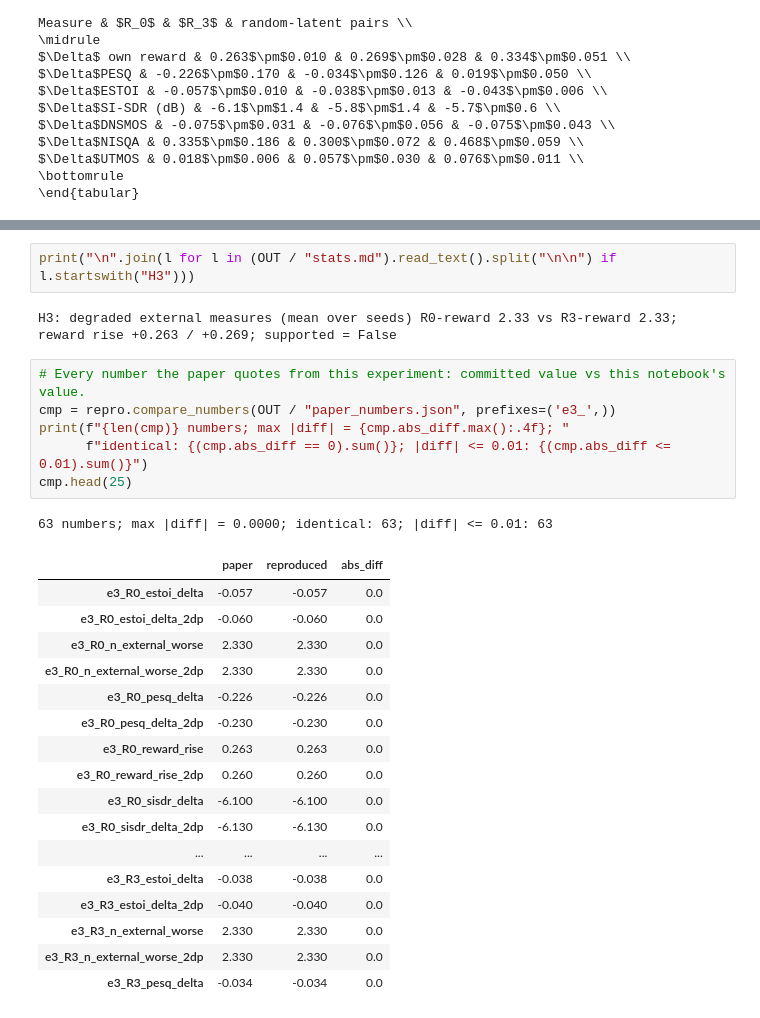
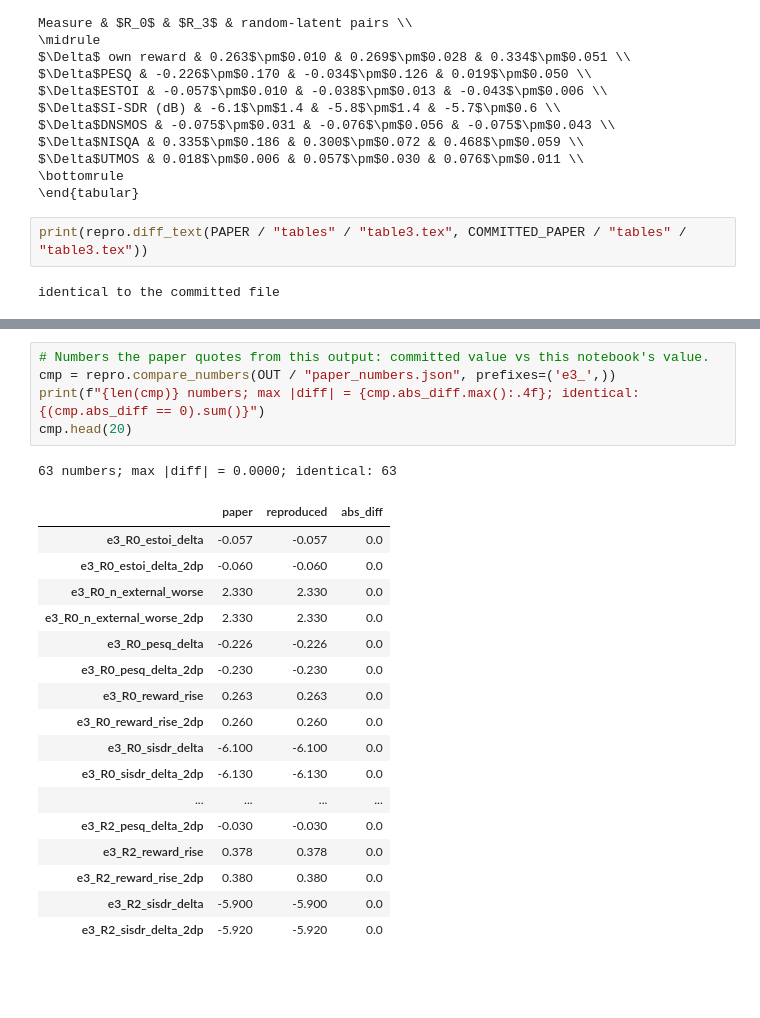
Before and after one commit to saliAlavi/audio_assessment_hackability, a Jupyter notebook: notebooks/tables/table3_downstream.ipynb, the cells around one changed output, grey strips where cells are left out. Cells and saved outputs as stored; diff of their text form; blank space fills up the shorter version.

```diff
--- a/notebooks/22_e3_downstream_table3.ipynb
+++ b/notebooks/tables/table3_downstream.ipynb
@@ -72,6 +71,10 @@ $\Delta$NISQA & 0.335$\pm$0.186 & 0.300$\pm$0.072 & 0.468$\pm$0.059 \\
 $\Delta$UTMOS & 0.018$\pm$0.006 & 0.057$\pm$0.030 & 0.076$\pm$0.011 \\
 \bottomrule
 \end{tabular}
+# %%
+print(repro.diff_text(PAPER / "tables" / "table3.tex", COMMITTED_PAPER / "tables" / "table3.tex"))
+# %% [output]
+identical to the committed file
 # %%
 display(Markdown((OUT / "table3_e3.md").read_text()))
 # %% [output]
@@ -83,32 +86,27 @@ display(Markdown((OUT / "table3_e3.md").read_text()))
 | baseline_noise  | 0.325 ± 0.039 (n=3) | -0.097 ± 0.030 (n=3) | 0.392 ± 0.157 (n=3) | 0.036 ± 0.025 (n=3) | -0.029 ± 0.012 (n=3) | 0.004 ± 0.003 (n=3) | -0.135 ± 0.052 (n=3) | -0.050 ± 0.005 (n=3) | -7.187 ± 0.153 (n=3) | 2.000 ± 0.000 (n=3) |
 | baseline_pgd    | 0.426 ± 0.022 (n=3) | -0.095 ± 0.037 (n=3) | 0.434 ± 0.079 (n=3) | 0.043 ± 0.022 (n=3) | -0.028 ± 0.005 (n=3) | 0.007 ± 0.001 (n=3) | -0.078 ± 0.066 (n=3) | -0.051 ± 0.006 (n=3) | -7.096 ± 0.968 (n=3) | 2.667 ± 0.577 (n=3) |
 | baseline_random | 0.334 ± 0.051 (n=3) | -0.075 ± 0.043 (n=3) | 0.468 ± 0.059 (n=3) | 0.076 ± 0.011 (n=3) | -0.031 ± 0.005 (n=3) | 0.007 ± 0.002 (n=3) | 0.019 ± 0.050 (n=3)  | -0.043 ± 0.006 (n=3) | -5.715 ± 0.565 (n=3) | 2.333 ± 0.577 (n=3) |
-# %%
-print("\n".join(l for l in (OUT / "stats.md").read_text().split("\n\n") if l.startswith("H3")))
-# %% [output]
-H3: degraded external measures (mean over seeds) R0-reward 2.33 vs R3-reward 2.33; reward rise +0.263 / +0.269; supported = False
 # %%
-# Every number the paper quotes from this experiment: committed value vs this notebook's value.
+# Numbers the paper quotes from this output: committed value vs this notebook's value.
 cmp = repro.compare_numbers(OUT / "paper_numbers.json", prefixes=('e3_',))
-print(f"{len(cmp)} numbers; max |diff| = {cmp.abs_diff.max():.4f}; "
-      f"identical: {(cmp.abs_diff == 0).sum()}; |diff| <= 0.01: {(cmp.abs_diff <= 0.01).sum()}")
-cmp.head(25)
+print(f"{len(cmp)} numbers; max |diff| = {cmp.abs_diff.max():.4f}; identical: {(cmp.abs_diff == 0).sum()}")
+cmp.head(20)
 # %% [output]
-63 numbers; max |diff| = 0.0000; identical: 63; |diff| <= 0.01: 63
+63 numbers; max |diff| = 0.0000; identical: 63
 |  | paper | reproduced | abs_diff |
 | e3_R0_estoi_delta | -0.057 | -0.057 | 0.0 |
 | e3_R0_estoi_delta_2dp | -0.060 | -0.060 | 0.0 |
 | e3_R0_n_external_worse | 2.330 | 2.330 | 0.0 |
 | e3_R0_n_external_worse_2dp | 2.330 | 2.330 | 0.0 |
 | e3_R0_pesq_delta | -0.226 | -0.226 | 0.0 |
 | e3_R0_pesq_delta_2dp | -0.230 | -0.230 | 0.0 |
 | e3_R0_reward_rise | 0.263 | 0.263 | 0.0 |
 | e3_R0_reward_rise_2dp | 0.260 | 0.260 | 0.0 |
 | e3_R0_sisdr_delta | -6.100 | -6.100 | 0.0 |
 | e3_R0_sisdr_delta_2dp | -6.130 | -6.130 | 0.0 |
 | ... | ... | ... | ... |
-| e3_R3_estoi_delta | -0.038 | -0.038 | 0.0 |
-| e3_R3_estoi_delta_2dp | -0.040 | -0.040 | 0.0 |
-| e3_R3_n_external_worse | 2.330 | 2.330 | 0.0 |
-| e3_R3_n_external_worse_2dp | 2.330 | 2.330 | 0.0 |
-| e3_R3_pesq_delta | -0.034 | -0.034 | 0.0 |
+| e3_R2_pesq_delta_2dp | -0.030 | -0.030 | 0.0 |
+| e3_R2_reward_rise | 0.378 | 0.378 | 0.0 |
+| e3_R2_reward_rise_2dp | 0.380 | 0.380 | 0.0 |
+| e3_R2_sisdr_delta | -5.900 | -5.900 | 0.0 |
+| e3_R2_sisdr_delta_2dp | -5.920 | -5.920 | 0.0 |
```
Also changed, not shown: parts of 7 cells of this notebook, 41 other files.
